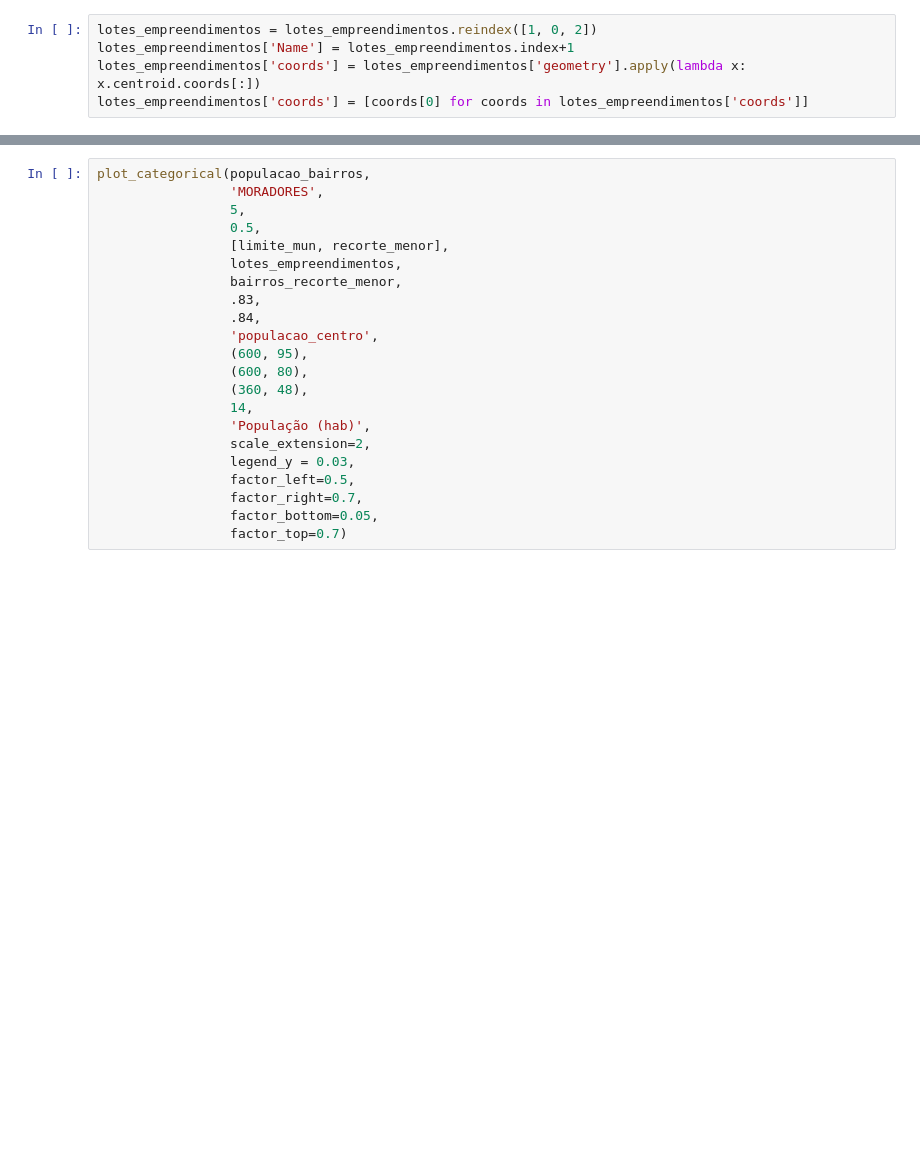
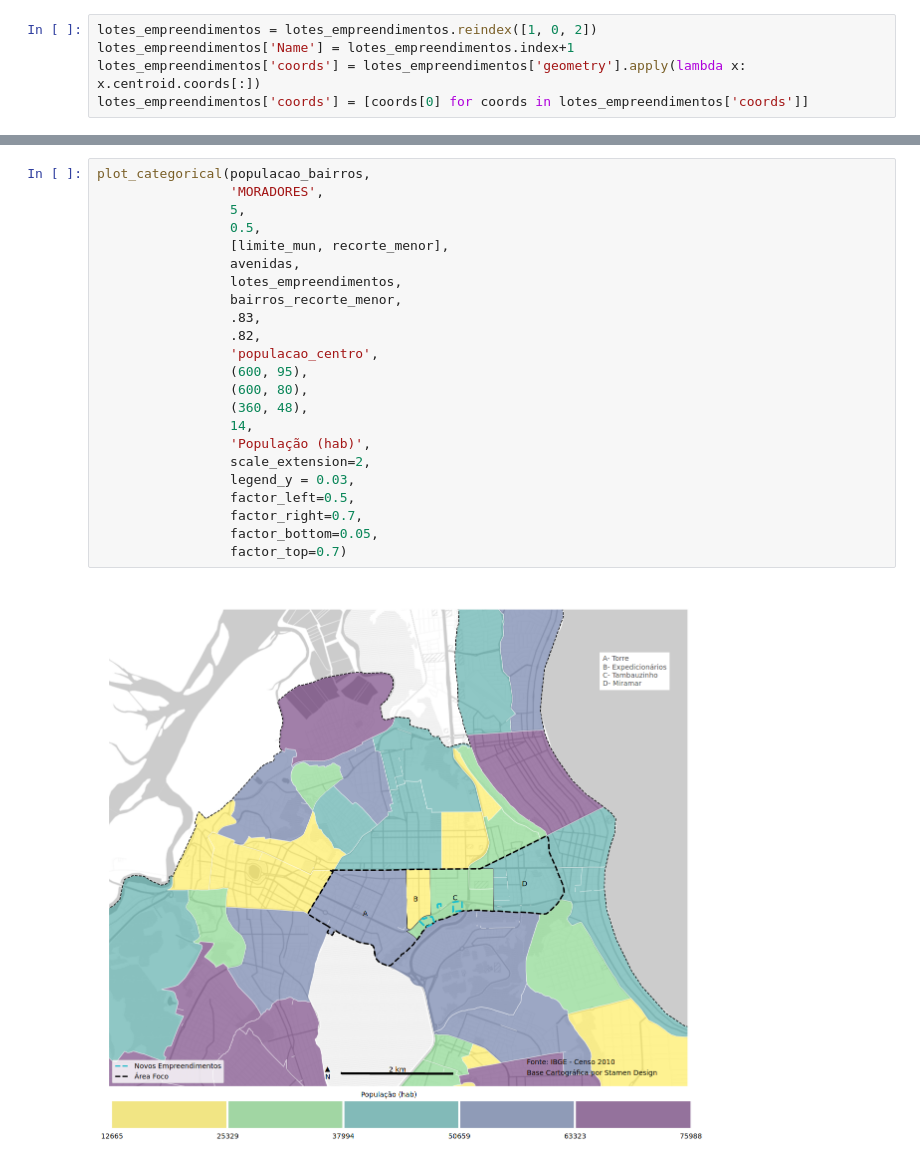
Before and after one commit to fc-anjos/cartografia-joao-pessoa, a Jupyter notebook: POPULACAO.ipynb, the cells around one changed output, grey strips where cells are left out. Cells and saved outputs as stored; diff of their text form; blank space fills up the shorter version.

```diff
--- a/POPULACAO.ipynb
+++ b/POPULACAO.ipynb
@@ -134,25 +115,28 @@ plot_categorical(populacao_bairros,
 # %%
 plot_categorical(populacao_bairros,
                  'MORADORES',
                  5,
                  0.5,
                  [limite_mun, recorte_menor],
+                 avenidas,
                  lotes_empreendimentos,
                  bairros_recorte_menor,
                  .83,
-                 .84,
+                 .82,
                  'populacao_centro',
                  (600, 95),
                  (600, 80),
                  (360, 48),
                  14,
                  'População (hab)',
                  scale_extension=2,
                  legend_y = 0.03,
                  factor_left=0.5,
                  factor_right=0.7,
                  factor_bottom=0.05,
                  factor_top=0.7)
+# %% [output]
+[figure, added]
 # %%
 plot_categorical(populacao_bairros,
                  'densidade',
```
Also changed, not shown: parts of 10 cells of this notebook, 5 other files.
